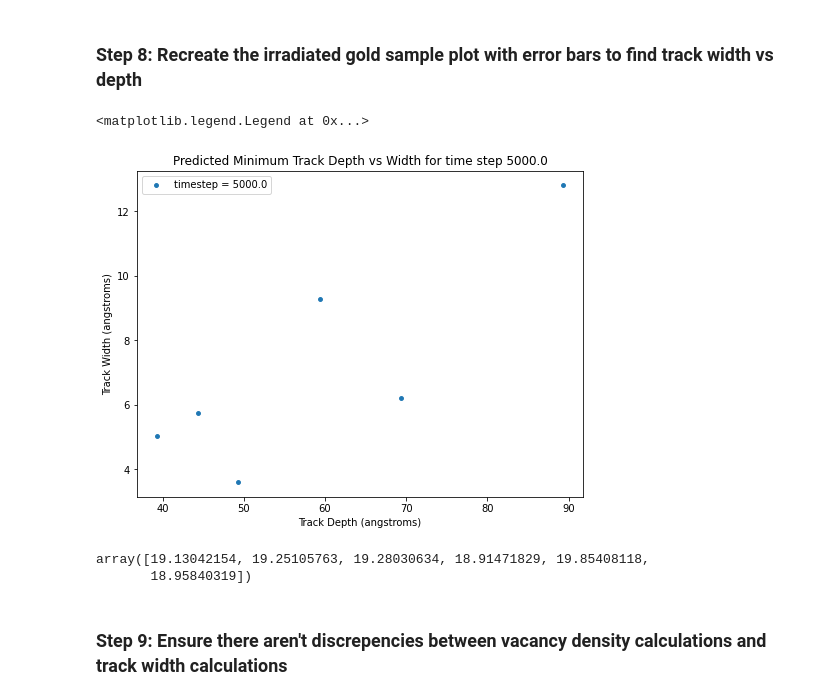
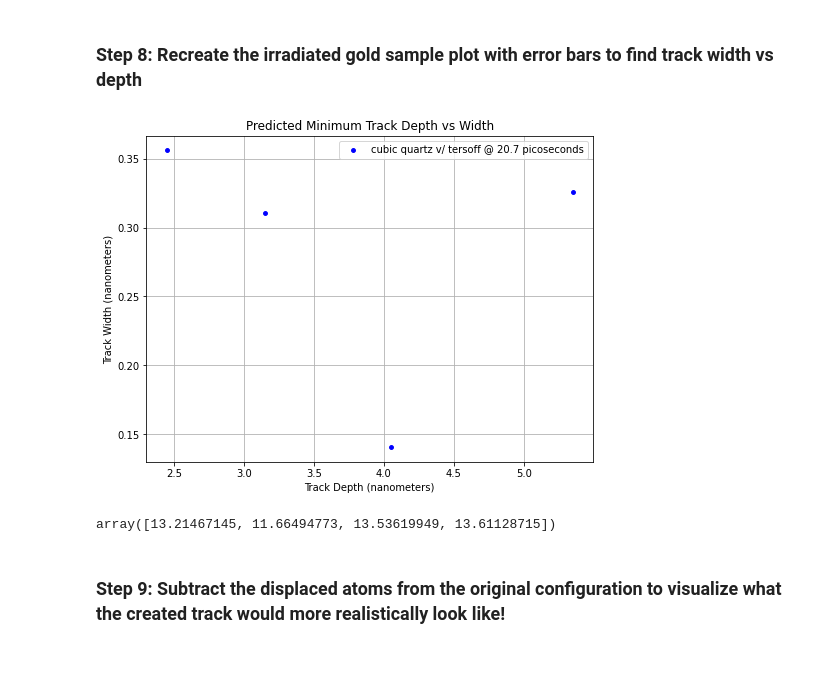
Before and after one commit to katieream/allmywork, a Jupyter notebook: paleodetector/md_vacancies.ipynb, the cells around one changed output. Saved outputs shown, nothing was run; the diff lists cells and outputs as text; code cells hidden in the pictures; blank space fills up the shorter version.

```diff
--- a/paleodetector/md_vacancies.ipynb
+++ b/paleodetector/md_vacancies.ipynb
@@ -353,11 +406,13 @@ def find_spacing(end, y_ref, z_ref, data, sigma_y=0.1, sigma_z=0.1):
     return yvalue, zvalue, width_at_x, mean_error
 # %%
 #test out function validity
-sigma_y = np.std(datainit_cut['y'].values)  # Standard deviation of filtered y-values
-sigma_z = np.std(datainit_cut['z'].values)  # Standard deviation of filtered z-values
+x_width_options = [1.0, 2.3, 3.2, 3.9]
+x_widths3, x_widths4 = [x_start3 - x for x in x_width_options], [x_start4 - x for x in x_width_options]
+sigma_y3, sigma_z3 = np.std(data_3['y'].values), np.std(data_3['z'].values)  # Standard deviation of filtered z-values
+sigma_y4, sigma_z4 = np.std(data_4['y'].values), np.std(data_4['z'].values)  # Standard deviation of filtered z-values
 
-x_end_options = [80, 75, 70, 60, 50, 30]
-for _ in tqdm(range(len(x_end_options))):
-    attempty, attemptz, attemptdist, attempterr = zip(*[find_spacing(x_end, 0, 0, data_input1, sigma_y, sigma_z) for x_end in x_end_options])
+for _ in tqdm(range(len(x_width_options))):
+    attempty3, attemptz3, attemptdist3, attempterr3 = zip(*[find_spacing(x_end, 0, 0, data_input3, sigma_y3, sigma_z3) for x_end in x_width_options])
+    attempty4, attemptz4, attemptdist4, attempterr4 = zip(*[find_spacing(x_end, 0, 0, data_input4, sigma_y4, sigma_z4) for x_end in x_width_options])
 # %%
 # Create the subplots
@@ -415,28 +482,32 @@ for ax in axes.flat:
 # %% [markdown]
 ### Step 8: Recreate the irradiated gold sample plot with error bars to find track width vs depth
 # %%
-attemptdist = np.array(attemptdist).flatten()
-attempterr = np.array(attempterr).flatten()
+track_depths3 = [abs(x_start3 - x) for x in x_width_options]
+track_depths4 = [abs(x_start4 - x) for x in x_width_options]
 
-x_end_options = [80, 75, 70, 60, 50, 30]
-x_values = [x_start - x for x in x_end_options]
+attemptdist3, attemptdist4 = np.array(attemptdist3).flatten(), np.array(attemptdist4).flatten()
+attempterr3, attempterr4 = np.array(attempterr3).flatten(), np.array(attempterr4).flatten()
 
 fig = plt.figure(figsize=(8, 6))
-plt.scatter(x_values, attemptdist, label = f'timestep = {steps[0]}', s = 15)
-#plt.errorbar(x_values, attemptdist, yerr=attempterr, fmt='o', color='red', markersize=2, label="Error")
-plt.title(f'Predicted Minimum Track Depth vs Width for time step {steps[0]}')
-plt.xlabel('Track Depth (angstroms)')
-plt.ylabel('Track Width (angstroms)')
+#plt.scatter(x_values1, attemptdist1, label = f'gold within quartz 50 picoseconds', s = 15)
+#plt.scatter(x_values2, attemptdist2, label = f'gold outside quartz 80 picoseconds', s = 15)
+#plt.scatter(track_depths3, attemptdist3, color = "darkgoldenrod", label = f'cubic quartz w/ vashistha @ 20.7 picoseconds', s = 15)
+plt.scatter(track_depths4, attemptdist4, color = "blue", label = f'cubic quartz v/ tersoff @ 20.7 picoseconds', s = 15)
+#plt.errorbar(x_widths3, attemptdist3, yerr=attempterr3, fmt='o', color = "darkgoldenrod", markersize=2, label="Vashistha Error")
+#plt.errorbar(x_widths4, attemptdist4, yerr=attempterr4, fmt='o', color= "cornflowerblue", markersize=2, label="Tersoff Error")
+plt.title(f'Predicted Minimum Track Depth vs Width')
+plt.xlabel('Track Depth (nanometers)')
+plt.ylabel('Track Width (nanometers)')
 plt.legend(loc = 'best')
+plt.grid(True)
+
+#see if there is a variable I can output from lammps that tracks the kinetic energy of the gold ion at each time step - should be able to
 # %% [output]
-<matplotlib.legend.Legend at 0x...>
-[figure, old version]
+[figure, new version]
 # %%
-attempterr
 # %% [output]
-array([19.13042154, 19.25105763, 19.28030634, 18.91471829, 19.85408118,
-       18.95840319])
+array([13.21467145, 11.66494773, 13.53619949, 13.61128715])
 # %% [markdown]
-### Step 9: Ensure there aren't discrepencies between vacancy density calculations and track width calculations
+### Step 9: Subtract the displaced atoms from the original configuration to visualize what the created track would more realistically look like!
 # %%
 '''
```
Also changed, not shown: parts of 20 cells of this notebook.
